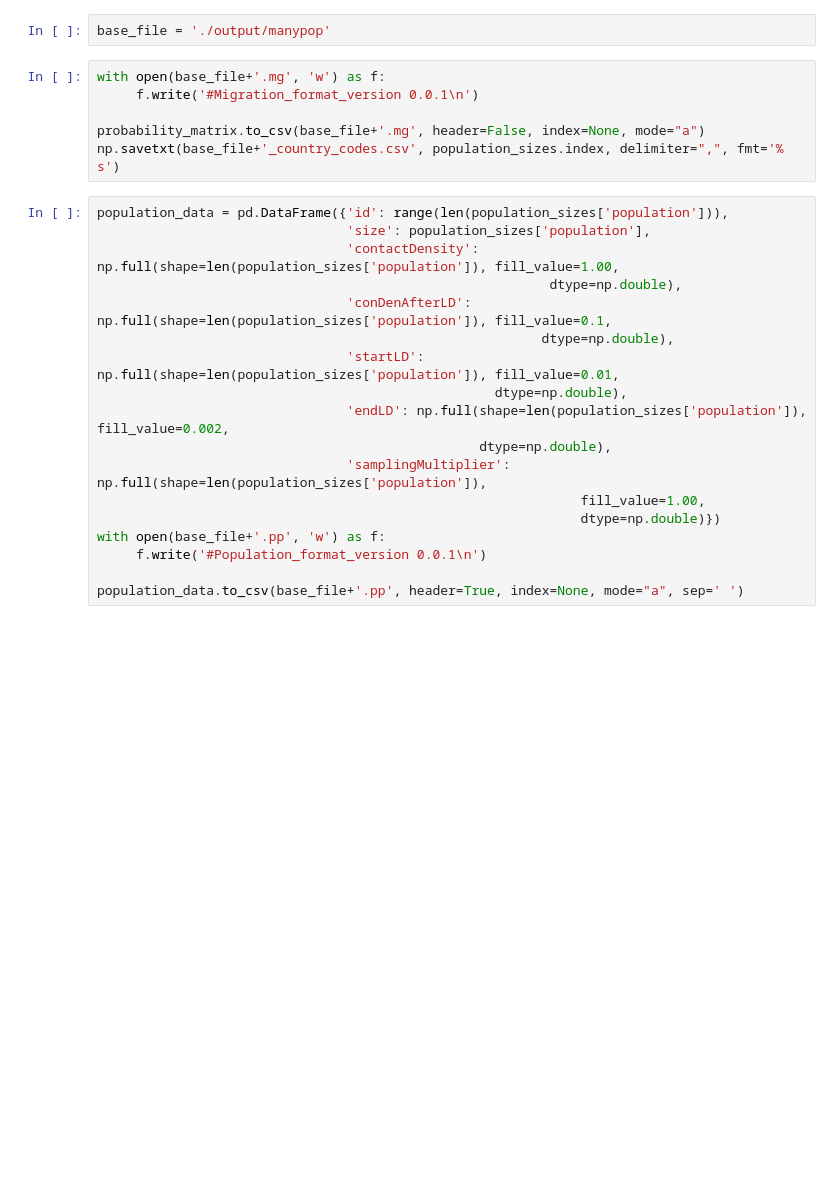
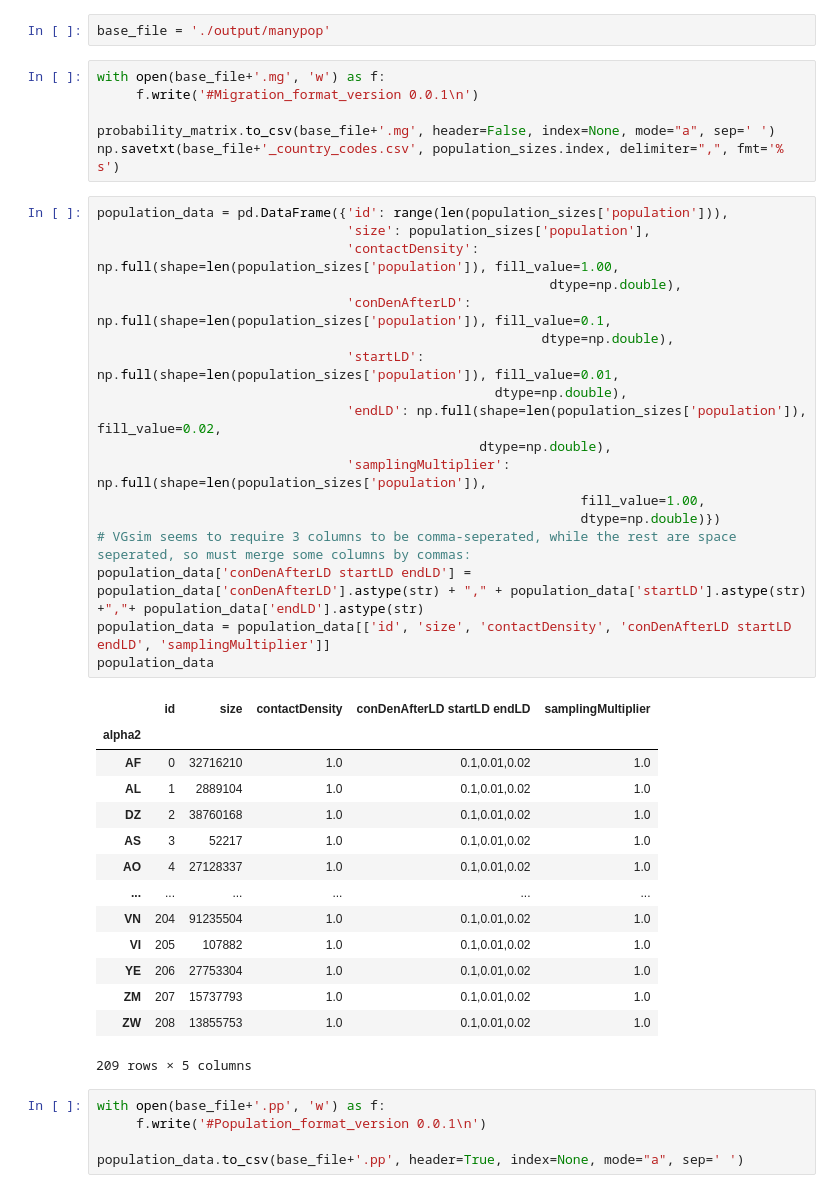
Before and after one commit to joel-winterton/SuperSimPy, a Jupyter notebook: migration_matrix.ipynb, the cells around one changed output. Saved outputs shown, nothing was run; the diff lists cells and outputs as text; blank space fills up the shorter version.

Commit message:
Corrected .pp format

```diff
--- a/migration_matrix.ipynb
+++ b/migration_matrix.ipynb
@@ -127,23 +127,43 @@ base_file = './output/manypop'
 with open(base_file+'.mg', 'w') as f:
      f.write('#Migration_format_version 0.0.1\n')
 
-probability_matrix.to_csv(base_file+'.mg', header=False, index=None, mode="a")
+probability_matrix.to_csv(base_file+'.mg', header=False, index=None, mode="a", sep=' ')
 np.savetxt(base_file+'_country_codes.csv', population_sizes.index, delimiter=",", fmt='% s')
 # %%
 population_data = pd.DataFrame({'id': range(len(population_sizes['population'])),
                                 'size': population_sizes['population'],
                                 'contactDensity': np.full(shape=len(population_sizes['population']), fill_value=1.00,
                                                           dtype=np.double),
                                 'conDenAfterLD': np.full(shape=len(population_sizes['population']), fill_value=0.1,
                                                          dtype=np.double),
                                 'startLD': np.full(shape=len(population_sizes['population']), fill_value=0.01,
                                                    dtype=np.double),
-                                'endLD': np.full(shape=len(population_sizes['population']), fill_value=0.002,
+                                'endLD': np.full(shape=len(population_sizes['population']), fill_value=0.02,
                                                  dtype=np.double),
                                 'samplingMultiplier': np.full(shape=len(population_sizes['population']),
                                                               fill_value=1.00,
                                                               dtype=np.double)})
-with open(base_file+'.pp', 'w') as f:
-     f.write('#Population_format_version 0.0.1\n')
-
-population_data.to_csv(base_file+'.pp', header=True, index=None, mode="a", sep=' ')
+# VGsim seems to require 3 columns to be comma-seperated, while the rest are space seperated, so must merge some columns by commas:
+population_data['conDenAfterLD startLD endLD'] = population_data['conDenAfterLD'].astype(str) + "," + population_data['startLD'].astype(str) +","+ population_data['endLD'].astype(str)
+population_data = population_data[['id', 'size', 'contactDensity', 'conDenAfterLD startLD endLD', 'samplingMultiplier']]
+population_data
+# %% [output]
+|  | id | size | contactDensity | conDenAfterLD startLD endLD | samplingMultiplier |
+| alpha2 |  |  |  |  |  |
+| AF | 0 | 32716210 | 1.0 | 0.1,0.01,0.02 | 1.0 |
+| AL | 1 | 2889104 | 1.0 | 0.1,0.01,0.02 | 1.0 |
+| DZ | 2 | 38760168 | 1.0 | 0.1,0.01,0.02 | 1.0 |
+| AS | 3 | 52217 | 1.0 | 0.1,0.01,0.02 | 1.0 |
+| AO | 4 | 27128337 | 1.0 | 0.1,0.01,0.02 | 1.0 |
+| ... | ... | ... | ... | ... | ... |
+| VN | 204 | 91235504 | 1.0 | 0.1,0.01,0.02 | 1.0 |
+| VI | 205 | 107882 | 1.0 | 0.1,0.01,0.02 | 1.0 |
+| YE | 206 | 27753304 | 1.0 | 0.1,0.01,0.02 | 1.0 |
+| ZM | 207 | 15737793 | 1.0 | 0.1,0.01,0.02 | 1.0 |
+| ZW | 208 | 13855753 | 1.0 | 0.1,0.01,0.02 | 1.0 |
+209 rows × 5 columns
+# %%
+with open(base_file+'.pp', 'w') as f:
+     f.write('#Population_format_version 0.0.1\n')
+
+population_data.to_csv(base_file+'.pp', header=True, index=None, mode="a", sep=' ')
```
Also changed, not shown: 2 other files.
